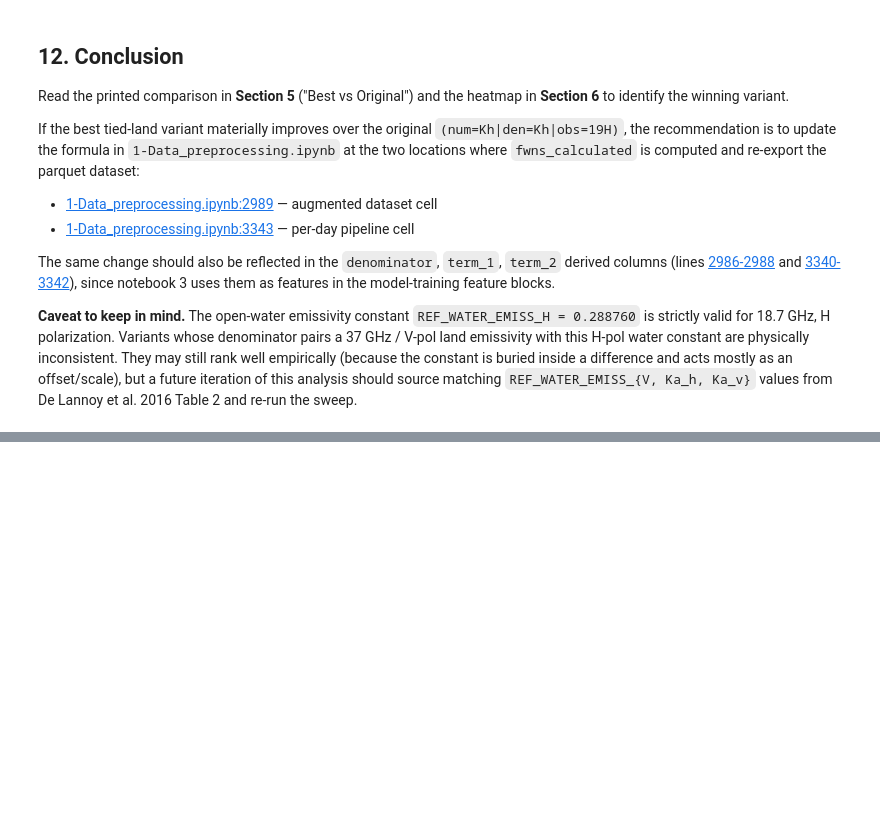
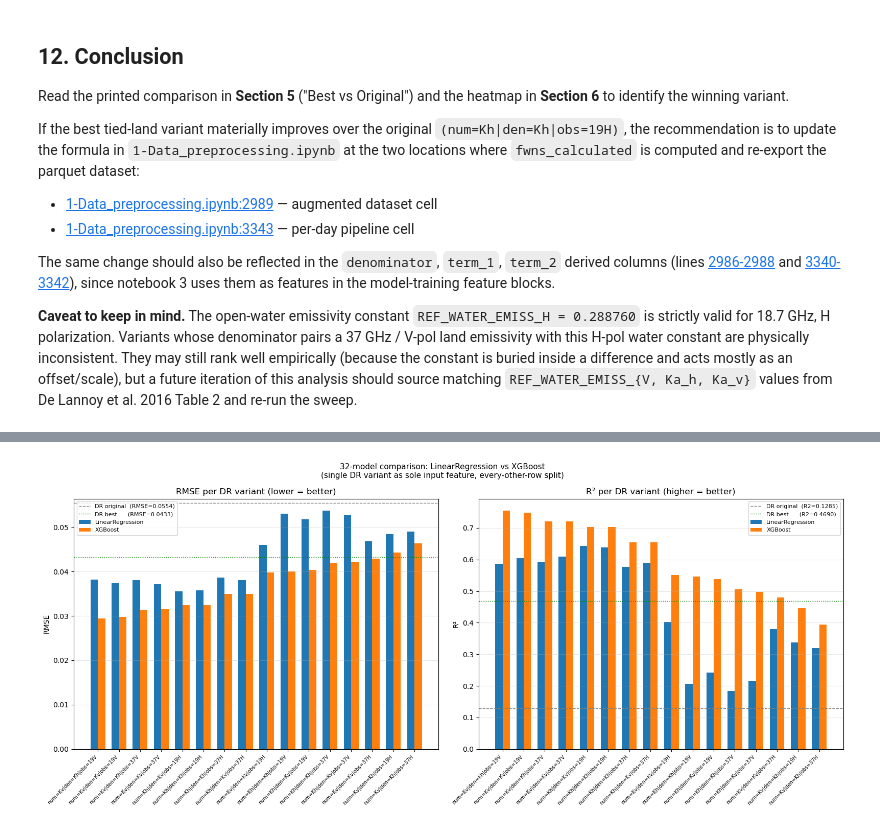
Before and after one commit to marcvem2AED/TFM_MCD_MarcVelascoMateu, a Jupyter notebook: B-DR_testing.ipynb, the cells around one changed output, grey strips where cells are left out. Drawn from its saved outputs; the diff is of its cells as text; code cells hidden in the pictures; blank space fills up the shorter version.

```diff
--- a/B-DR_testing.ipynb
+++ b/B-DR_testing.ipynb
@@ -407,0 +611,32 @@ The same change should also be reflected in the `denominator`, `term_1`, `term_2
+# %%
+pivot_rmse = ml_df.pivot(index="variant", columns="model", values="RMSE").sort_values("XGBoost")
+pivot_r2   = ml_df.pivot(index="variant", columns="model", values="R2").reindex(pivot_rmse.index)
+
+fig, axes = plt.subplots(1, 2, figsize=(16, 7))
+
+x = np.arange(len(pivot_rmse))
+w = 0.35
+
+for ax, pivot, ylabel, title, ref_col in [
+    (axes[0], pivot_rmse, "RMSE", "RMSE per DR variant (lower = better)", "RMSE"),
+    (axes[1], pivot_r2,   "R²",   "R² per DR variant (higher = better)",  "R2"),
+]:
+    ax.bar(x - w/2, pivot["LinearRegression"], w, label="LinearRegression", color="#1f77b4")
+    ax.bar(x + w/2, pivot["XGBoost"],          w, label="XGBoost",          color="#ff7f0e")
+    ax.set_xticks(x)
+    ax.set_xticklabels(pivot.index, rotation=45, ha="right", fontsize=7)
+    ax.set_ylabel(ylabel)
+    ax.set_title(title)
+    orig_val = results_df.loc[ORIGINAL_VARIANT, ref_col]
+    best_val = results_df.sort_values("RMSE").iloc[0][ref_col]
+    ax.axhline(orig_val, color="grey",  linestyle="--", linewidth=1, label=f"DR original  ({ref_col}={orig_val:.4f})")
+    ax.axhline(best_val, color="green", linestyle=":",  linewidth=1, label=f"DR best      ({ref_col}={best_val:.4f})")
+    ax.legend(fontsize=8)
+    ax.grid(axis="y", alpha=0.3)
+
+plt.suptitle("32-model comparison: LinearRegression vs XGBoost\n(single DR variant as sole input feature, every-other-row split)",
+             fontsize=11)
+plt.tight_layout()
+plt.show()
+# %% [output]
+[figure, added]
```
Also changed, not shown: parts of 20 cells of this notebook, 2 other files.
